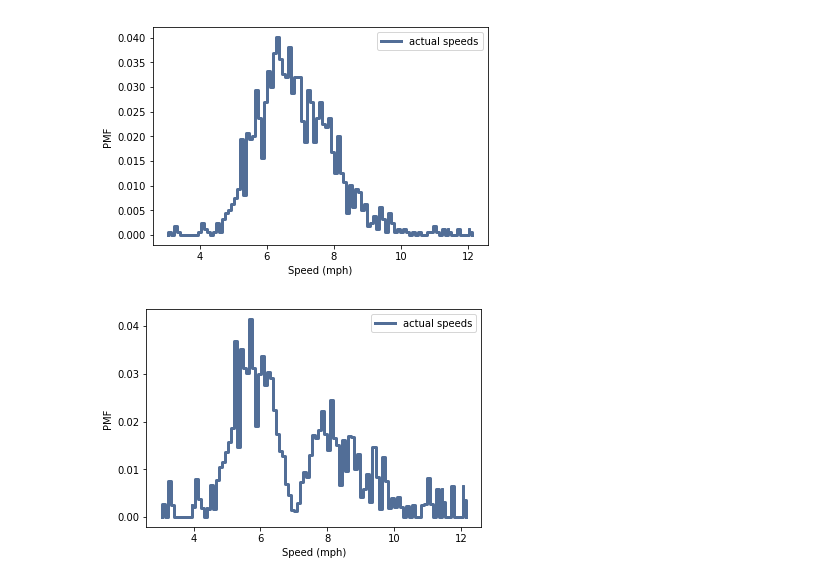
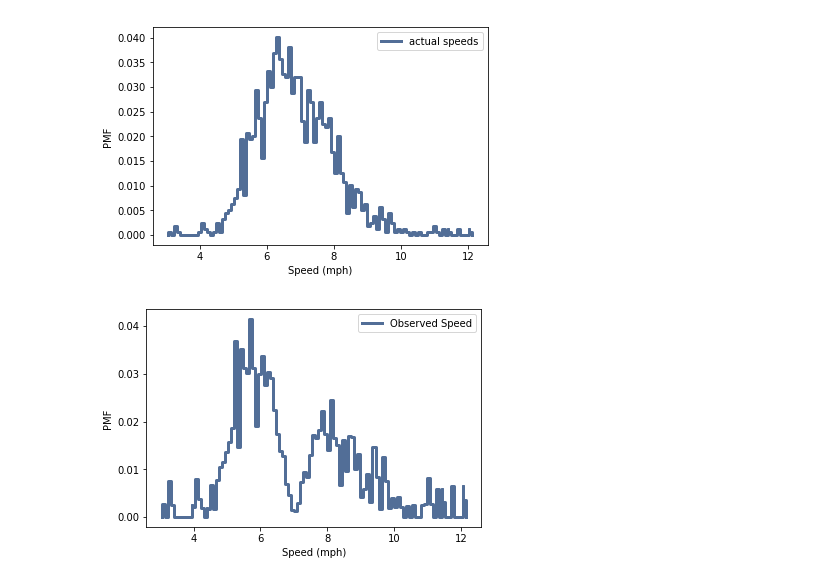
Before and after one commit to Bukkaraya/AI-Learning-Goals, a Jupyter notebook: ThinkStats/chap03ex.ipynb, the cells around one changed output. Cells and saved outputs as stored; diff of their text form; code cells hidden in the pictures.

```diff
--- a/ThinkStats/chap03ex.ipynb
+++ b/ThinkStats/chap03ex.ipynb
@@ -411,18 +411,19 @@ thinkplot.Config(xlabel='Speed (mph)', ylabel='PMF')
 # %% [output]
 [figure]
 # %%
-def ObservedPmf(pmf, speed, label=''):
-    new_pmf = pmf.Copy()
+def ObservedPmf(pmf, speed, label):
+    new_pmf = pmf.Copy(label=label)
     for x, p in new_pmf.Items():
+        # It is proportional to the absolute difference in the speed
         new_pmf.Mult(x, abs(x - speed))
 
     new_pmf.Normalize()
 
     return new_pmf
 # %%
-bias_pmf = ObservedPmf(pmf, 7, label='')
+bias_pmf = ObservedPmf(pmf, 7, label='Observed Speed')
 
 thinkplot.Pmf(bias_pmf)
 thinkplot.Config(xlabel='Speed (mph)', ylabel='PMF')
 # %% [output]
-[figure, old version]
+[figure, new version]
```
